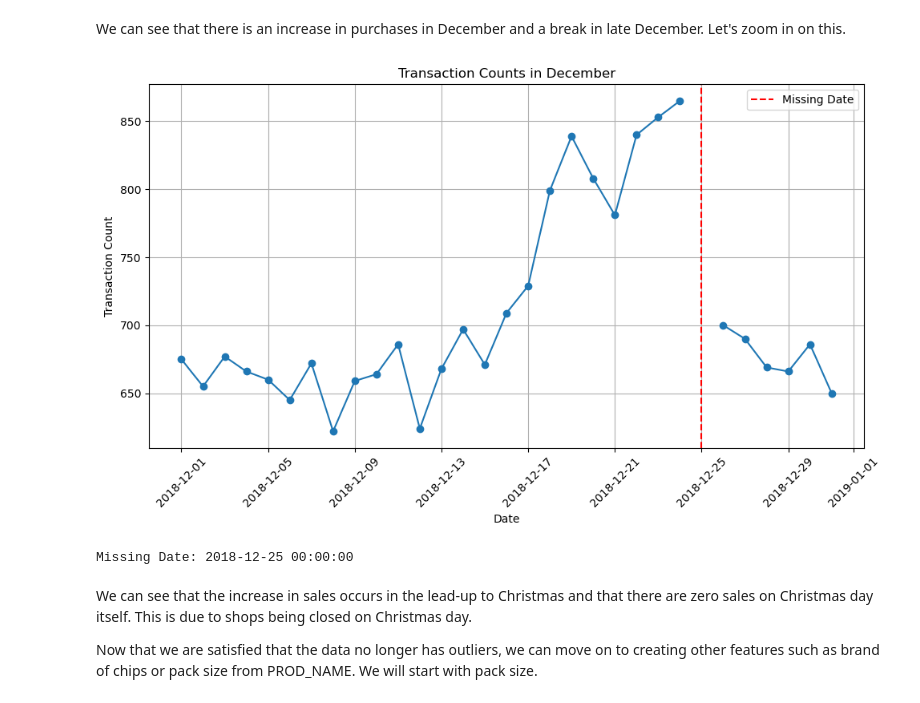
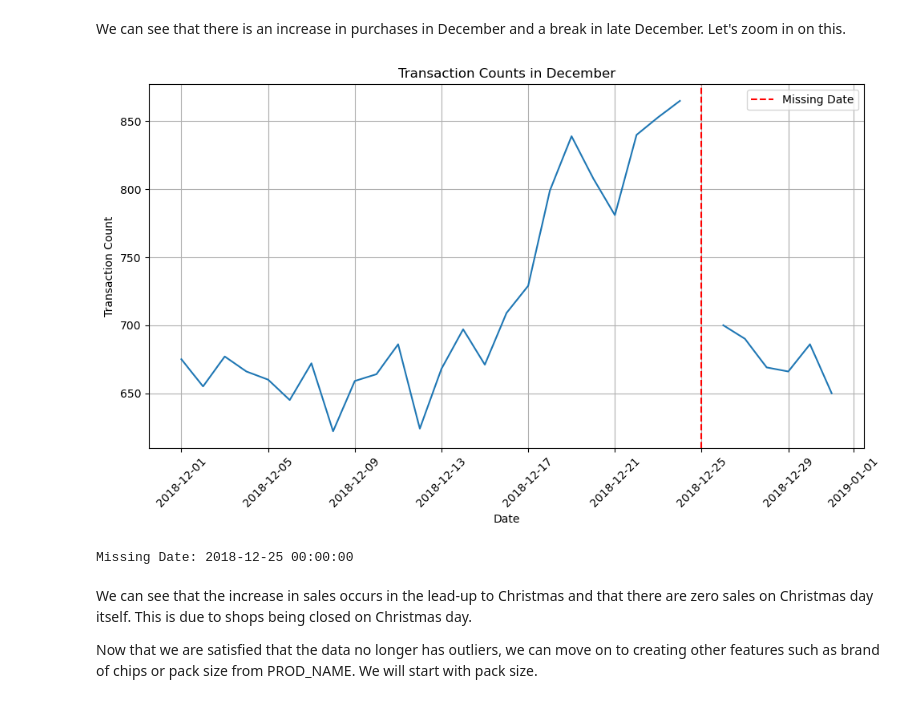
Before and after one commit to Yukitoshi12345/Quantium-Virtual-Internship-Data-Analytics, a Jupyter notebook: Task 1/task1.ipynb, the cells around one changed output. Saved outputs shown, nothing was run; the diff lists cells and outputs as text; code cells hidden in the pictures.

Commit message:
got some graphs for transaction file

```diff
--- a/Task 1/task1.ipynb
+++ b/Task 1/task1.ipynb
@@ -1,6 +1,9 @@
 # %% [markdown]
 # Task 1
 # %%
+# Import modules
 import numpy as np
 import pandas as pd
 import matplotlib.pyplot as plt
+import seaborn as sns
+sns.set()
@@ -348,27 +352,27 @@ December. Let's zoom in on this.
 # %%
 # Filter the data to include only the month of December
 december_data = merged_data[(merged_data['DATE'].dt.month == 12)]
 
 # Find the missing date
 missing_date = merged_data[merged_data.isnull().any(axis=1)]['DATE'].iloc[0]
 
 # Plot the transaction counts for December
 plt.figure(figsize=(10, 6))
-plt.plot(december_data['DATE'], december_data['Transaction_Count'], marker='o', linestyle='-')
+plt.plot(december_data['DATE'], december_data['Transaction_Count'], linestyle='-')
 plt.title('Transaction Counts in December')
 plt.xlabel('Date')
 plt.ylabel('Transaction Count')
 plt.axvline(x=missing_date, color='red', linestyle='--', label='Missing Date')
 plt.legend()
 plt.grid(True)
 plt.xticks(rotation=45)
 plt.tight_layout()
 plt.show()
 
 # Print the missing date
 print("Missing Date:", missing_date)
 # %% [output]
-[figure, old version]
+[figure, new version]
 Missing Date: 2018-12-25 00:00:00
 # %% [markdown]
 We can see that the increase in sales occurs in the lead-up to Christmas and that
```
Also changed, not shown: parts of 13 cells of this notebook.
